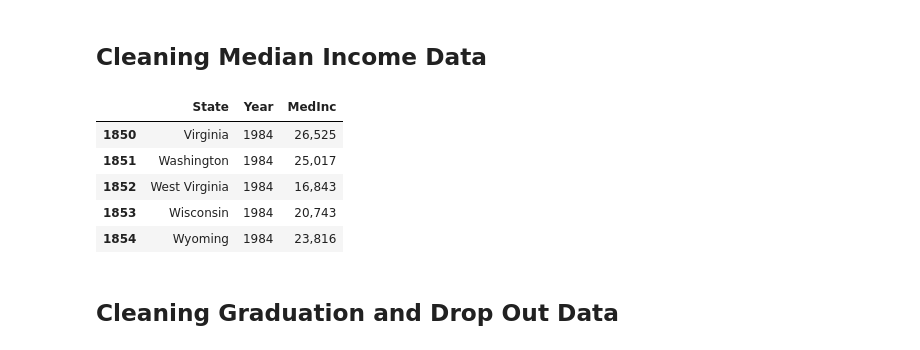
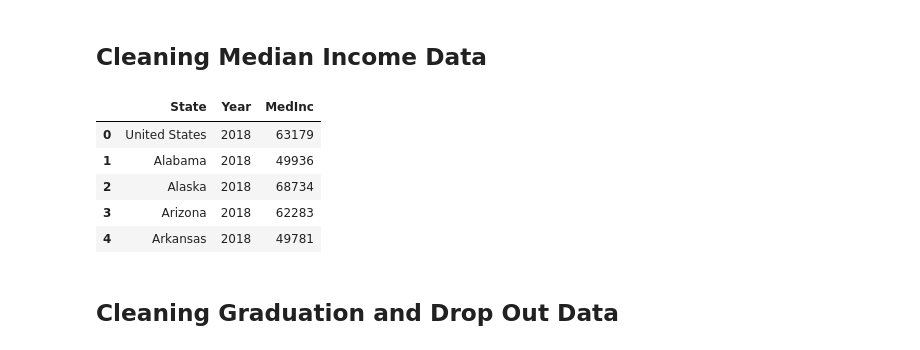
Before and after one commit to shayleelaura/Independent_Capstone, a Jupyter notebook: State Student Spending Case Study.ipynb, the cells around one changed output. Drawn from its saved outputs; the diff is of its cells as text; code cells hidden in the pictures.

Commit message:
Finished Clean
Now I need to merge

```diff
--- a/State Student Spending Case Study.ipynb
+++ b/State Student Spending Case Study.ipynb
@@ -212,21 +142,20 @@ print(TaxFinal.head())
 ## Cleaning Median Income Data
 # %%
 #Read in Median Income (Deleted out Standard Deviation as well as repetitive information from original file)
-MedianInc = pd.read_csv('Data/Median Income Edit.csv')
+MedianInc = pd.read_csv('Data/median_income_cleaned.csv')
 
 #Flip
-MedianInc = MedianInc.melt(id_vars = ['State'], var_name='Year', value_name = 'MedInc')
+MedianInc = MedianInc.melt(id_vars = 'State', var_name='Year', value_name = 'MedInc')
 
 MedianInc.head()
-MedianInc.tail()
 #Delete unnecessary columns and repetitive information.
 # %% [output]
 |  | State | Year | MedInc |
-| 1850 | Virginia | 1984 | 26,525 |
-| 1851 | Washington | 1984 | 25,017 |
-| 1852 | West Virginia | 1984 | 16,843 |
-| 1853 | Wisconsin | 1984 | 20,743 |
-| 1854 | Wyoming | 1984 | 23,816 |
+| 0 | United States | 2018 | 63179 |
+| 1 | Alabama | 2018 | 49936 |
+| 2 | Alaska | 2018 | 68734 |
+| 3 | Arizona | 2018 | 62283 |
+| 4 | Arkansas | 2018 | 49781 |
 # %% [markdown]
 ## Cleaning Graduation and Drop Out Data
 # %%
```
Also changed, not shown: parts of 36 cells of this notebook, 1 other file.
